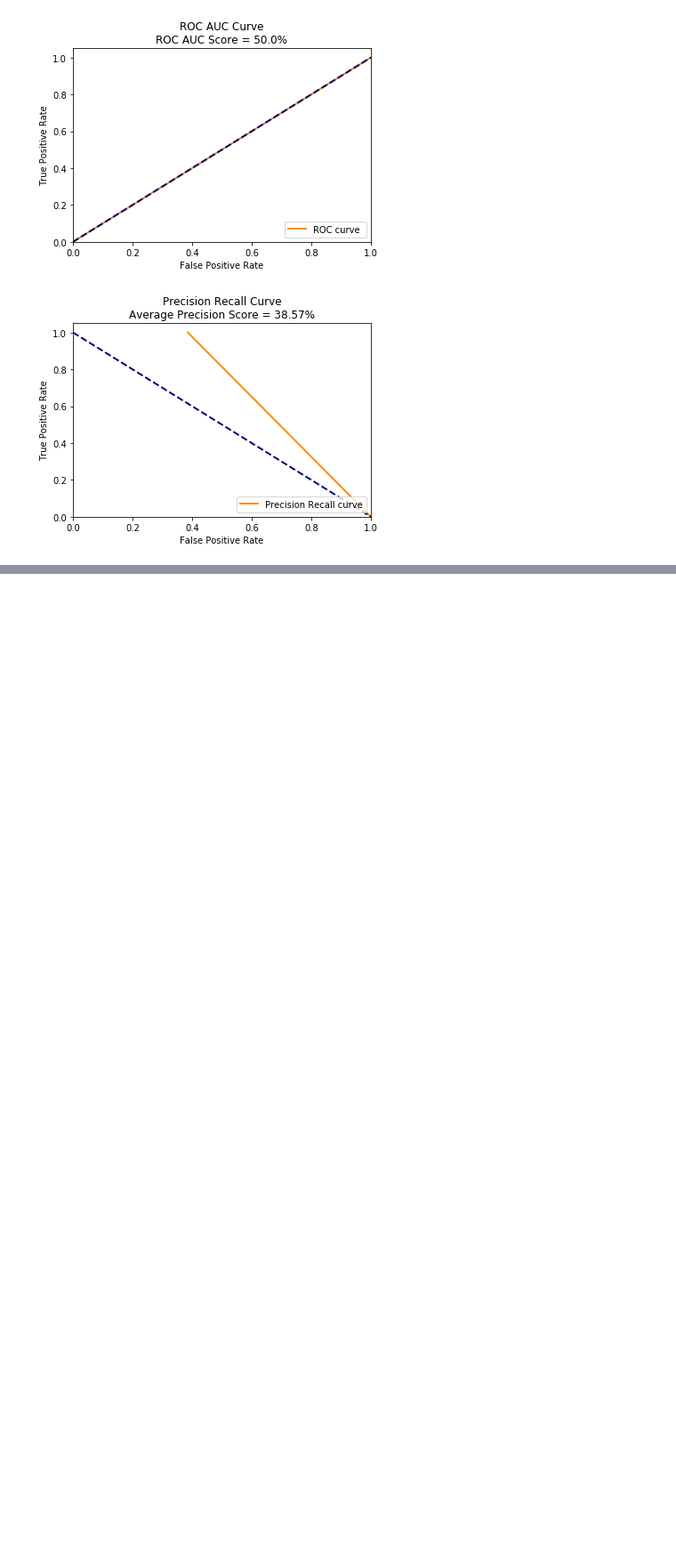
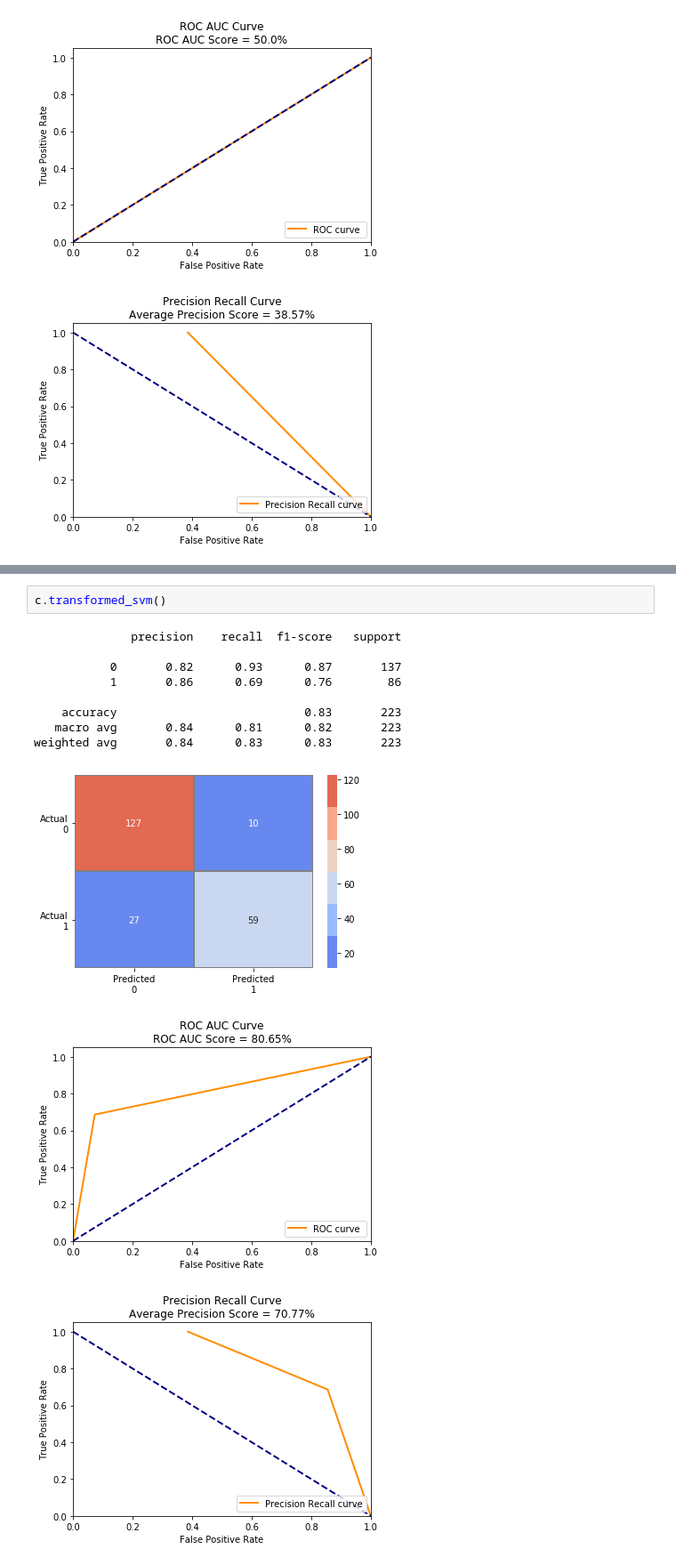
Before and after one commit to crawftv/crawto, a Jupyter notebook: CrawtoDS_output.ipynb, the cells around one changed output, grey strips where cells are left out. Shown at 89% size. Saved outputs shown, nothing was run; the diff lists cells and outputs as text; blank space fills up the shorter version.

```diff
--- a/CrawtoDS_output.ipynb
+++ b/CrawtoDS_output.ipynb
@@ -118,0 +152,14 @@ test
+# %%
+c.transformed_svm()
+# %% [output]
+              precision    recall  f1-score   support
+
+           0       0.82      0.93      0.87       137
+           1       0.86      0.69      0.76        86
+
+    accuracy                           0.83       223
+   macro avg       0.84      0.81      0.82       223
+weighted avg       0.84      0.83      0.83       223
+[figure, added]
+[figure, added]
+[figure, added]
```
Also changed, not shown: parts of 9 cells of this notebook, 2 other files.
